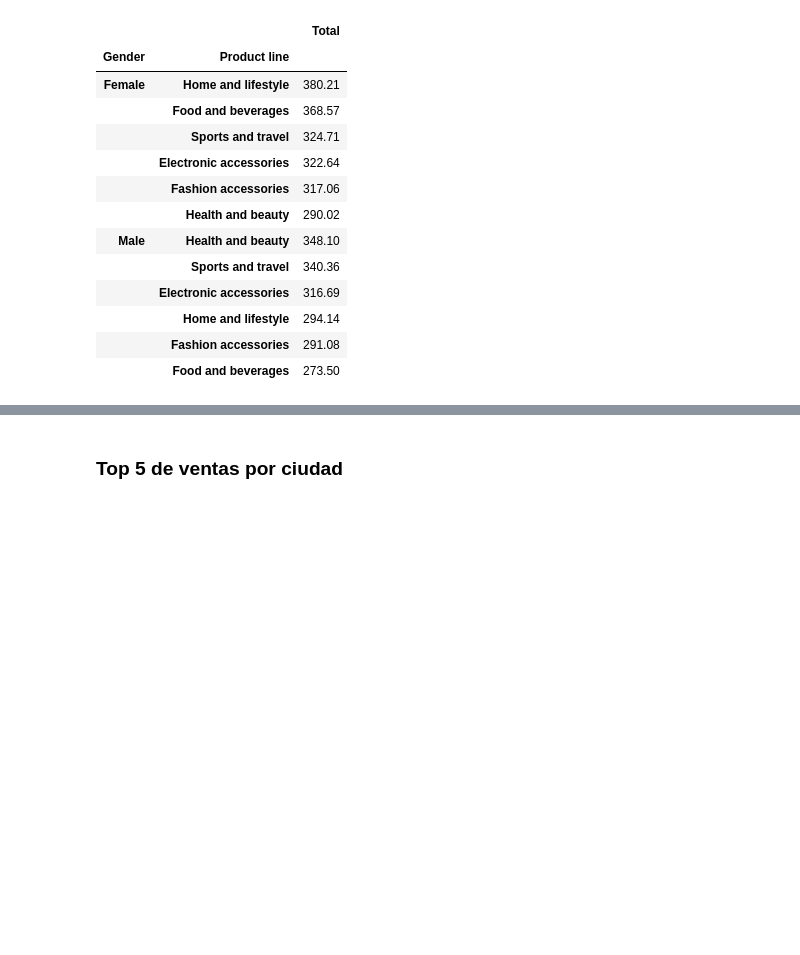
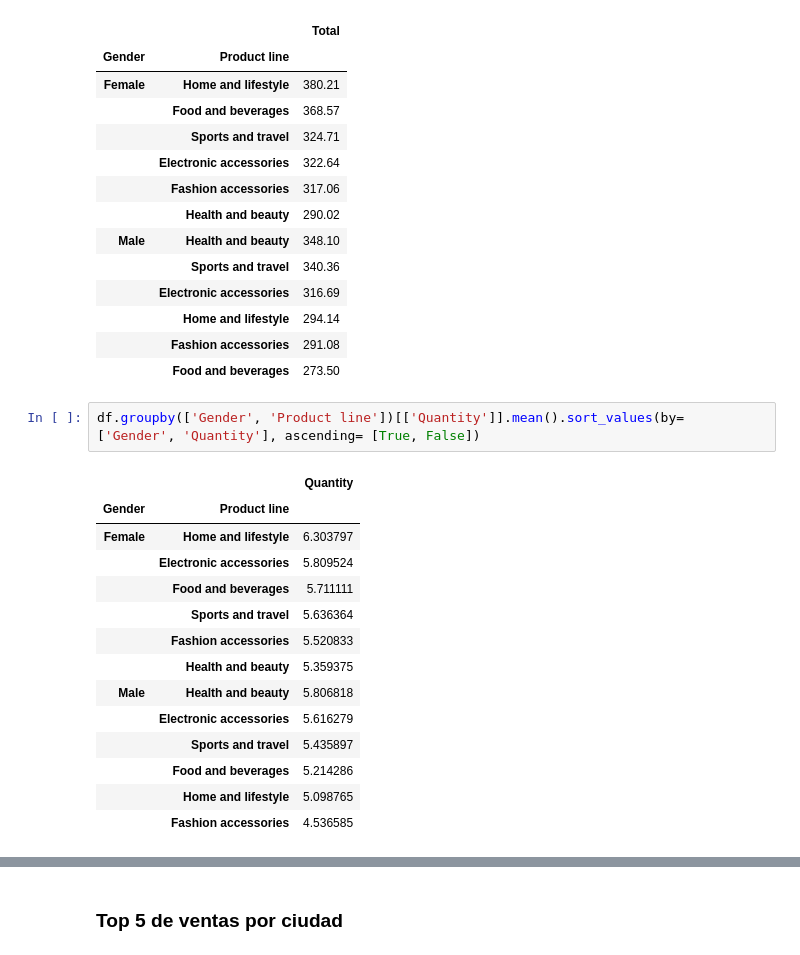
Before and after one commit to tdsTeresa/supermarket_top5, a Jupyter notebook: supermarket.ipynb, the cells around one changed output, grey strips where cells are left out. Cells and saved outputs as stored; diff of their text form; blank space fills up the shorter version.

```diff
--- a/supermarket.ipynb
+++ b/supermarket.ipynb
@@ -306,3 +339,20 @@ df.groupby(['Gender', 'Product line'])[['Total']].mean().sort_values(by= ['Gende
 |  | Home and lifestyle | 294.14 |
 |  | Fashion accessories | 291.08 |
 |  | Food and beverages | 273.50 |
+# %%
+df.groupby(['Gender', 'Product line'])[['Quantity']].mean().sort_values(by= ['Gender', 'Quantity'], ascending= [True, False])
+# %% [output]
+|  |  | Quantity |
+| Gender | Product line |  |
+| Female | Home and lifestyle | 6.303797 |
+|  | Electronic accessories | 5.809524 |
+|  | Food and beverages | 5.711111 |
+|  | Sports and travel | 5.636364 |
+|  | Fashion accessories | 5.520833 |
+|  | Health and beauty | 5.359375 |
+| Male | Health and beauty | 5.806818 |
+|  | Electronic accessories | 5.616279 |
+|  | Sports and travel | 5.435897 |
+|  | Food and beverages | 5.214286 |
+|  | Home and lifestyle | 5.098765 |
+|  | Fashion accessories | 4.536585 |
```
Also changed, not shown: parts of 10 cells of this notebook.
